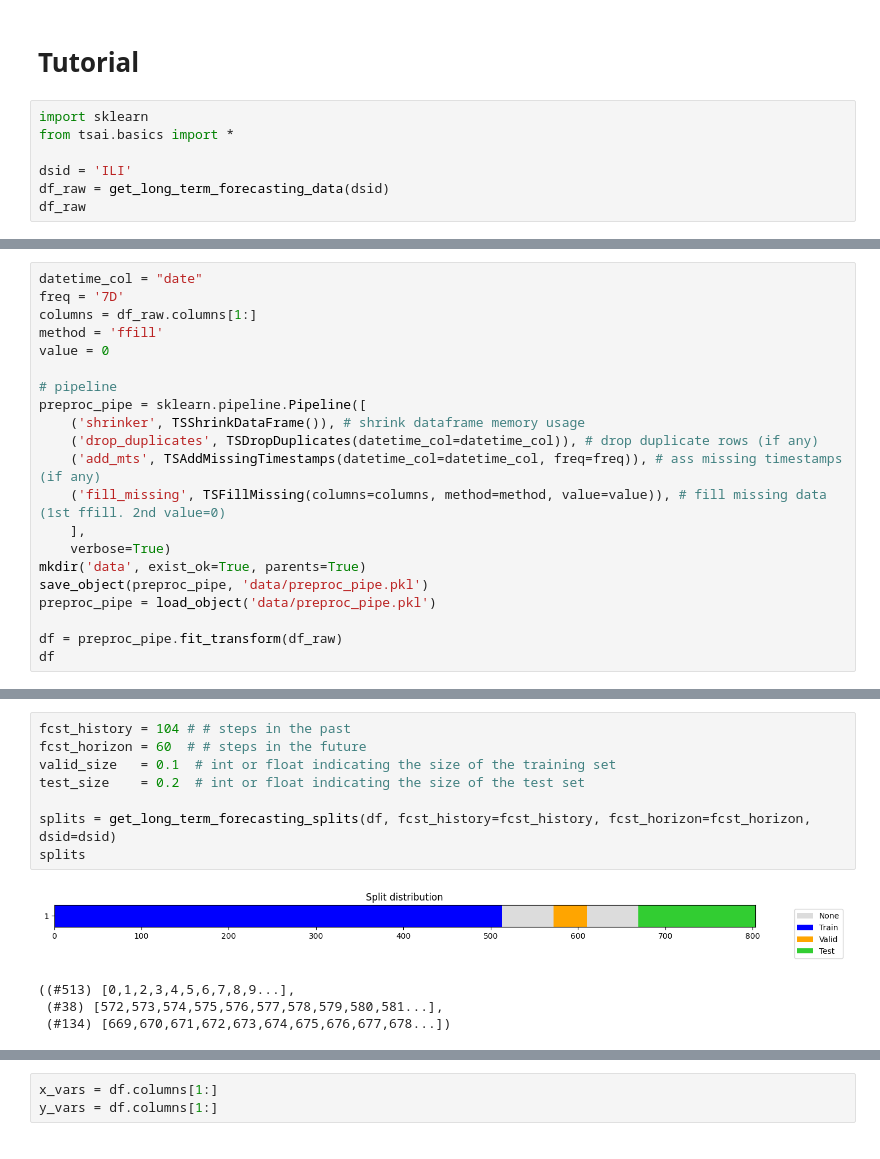
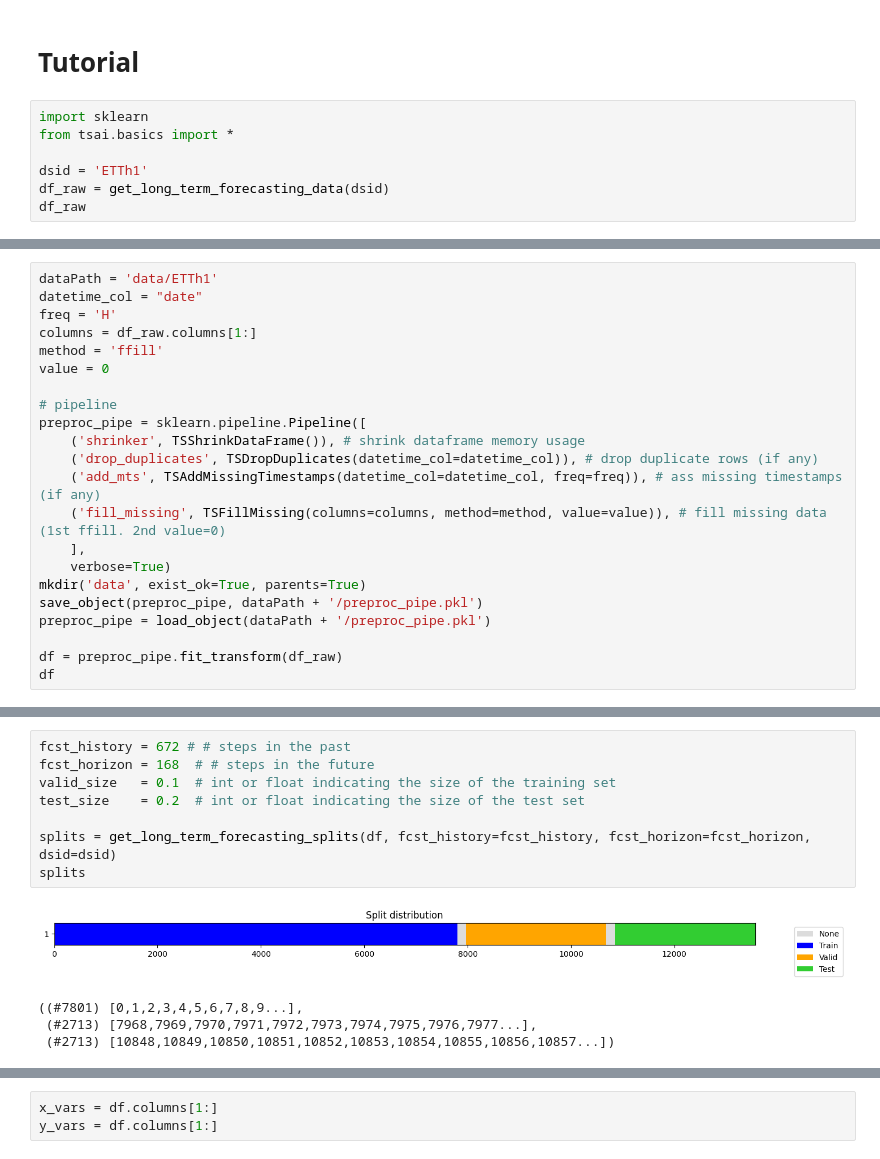
Before and after one commit to ginofft/TimeSeriesAnalysis, a Jupyter notebook: playground.ipynb, the cells around one changed output, grey strips where cells are left out. Cells and saved outputs as stored; diff of their text form.

```diff
--- a/playground.ipynb
+++ b/playground.ipynb
@@ -4,7 +4,7 @@
 import sklearn
 from tsai.basics import *
 
-dsid = 'ILI'
+dsid = 'ETTh1'
 df_raw = get_long_term_forecasting_data(dsid)
 df_raw
 # %% [output]
@@ -24,6 +24,7 @@ df_raw
 # %%
+dataPath = 'data/ETTh1'
 datetime_col = "date"
-freq = '7D'
+freq = 'H'
 columns = df_raw.columns[1:]
 method = 'ffill'
 value = 0
@@ -37,8 +38,8 @@ preproc_pipe = sklearn.pipeline.Pipeline([
     ],
     verbose=True)
 mkdir('data', exist_ok=True, parents=True)
-save_object(preproc_pipe, 'data/preproc_pipe.pkl')
-preproc_pipe = load_object('data/preproc_pipe.pkl')
+save_object(preproc_pipe, dataPath + '/preproc_pipe.pkl')
+preproc_pipe = load_object(dataPath + '/preproc_pipe.pkl')
 
 df = preproc_pipe.fit_transform(df_raw)
 df
@@ -67,16 +68,16 @@ Final memory usage  : 30.31 KB   (-49.9%)
 # %%
-fcst_history = 104 # # steps in the past
-fcst_horizon = 60  # # steps in the future
+fcst_history = 672 # # steps in the past
+fcst_horizon = 168  # # steps in the future
 valid_size   = 0.1  # int or float indicating the size of the training set
 test_size    = 0.2  # int or float indicating the size of the test set
 
 splits = get_long_term_forecasting_splits(df, fcst_history=fcst_history, fcst_horizon=fcst_horizon, dsid=dsid)
 splits
 # %% [output]
-[figure, old version]
+[figure, new version]
-((#513) [0,1,2,3,4,5,6,7,8,9...],
- (#38) [572,573,574,575,576,577,578,579,580,581...],
- (#134) [669,670,671,672,673,674,675,676,677,678...])
+((#7801) [0,1,2,3,4,5,6,7,8,9...],
+ (#2713) [7968,7969,7970,7971,7972,7973,7974,7975,7976,7977...],
+ (#2713) [10848,10849,10850,10851,10852,10853,10854,10855,10856,10857...])
 # %%
 columns = df.columns[1:]
 train_split = splits[0]
```
Also changed, not shown: parts of 30 cells of this notebook, 5 other files.
